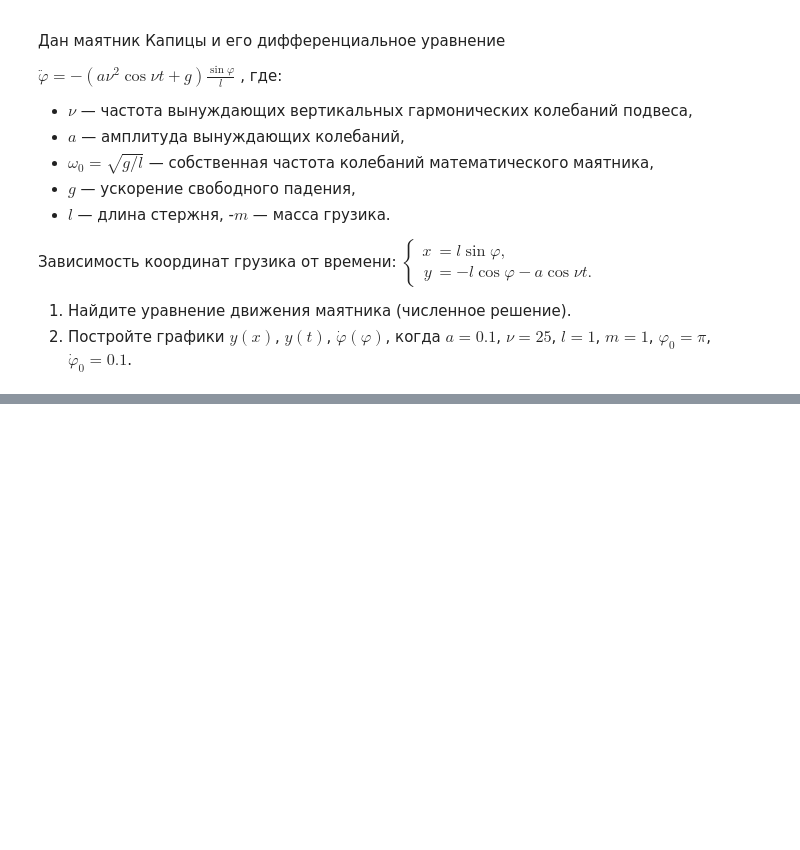
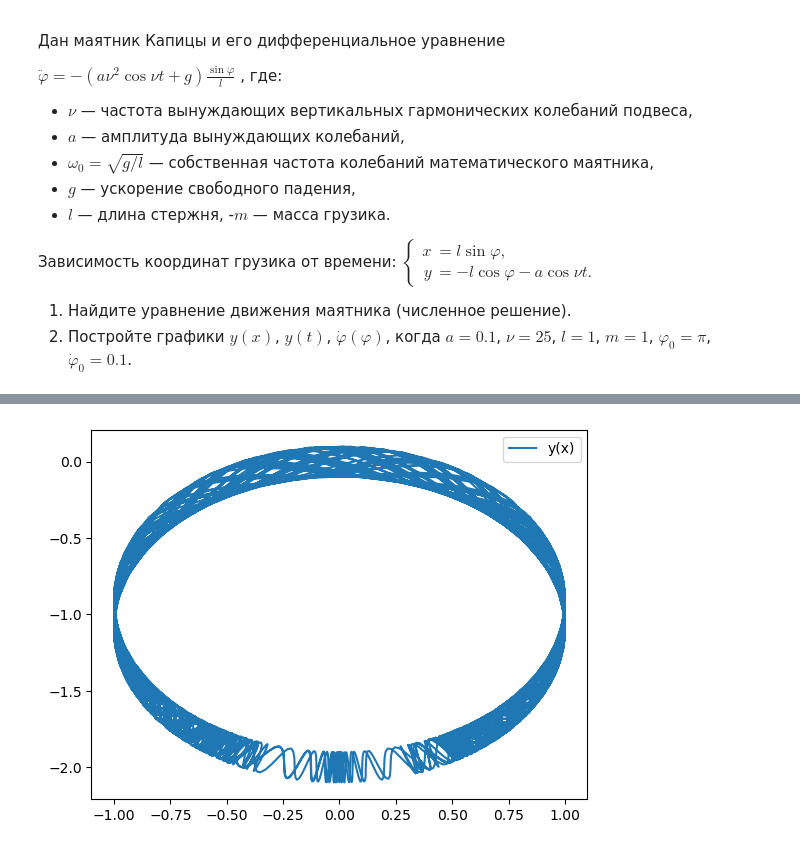
Before and after one commit to Acorn92/mathPy, a Jupyter notebook: p3/Практическая работа. Математический анализ и решение дифференциальных уравнений.ipynb, the cells around one changed output, grey strips where cells are left out. Saved outputs shown, nothing was run; the diff lists cells and outputs as text; code cells hidden in the pictures; blank space fills up the shorter version.

```diff
--- a/p3/Практическая работа. Математический анализ и решение дифференциальных уравнений.ipynb
+++ b/p3/Практическая работа. Математический анализ и решение дифференциальных уравнений.ipynb
@@ -320,0 +396,13 @@ $\dot \varphi_0 = 0.1$.
+# %%
+def x_y(phi, a, nu, l, t):
+    x = l*np.sin(phi)
+    y = -l+np.cos(phi) + a*np.cos(nu*t)
+    return [x,y]
+
+[x0, y0] = x_y(sol.y[0], param['a'], param['nu'], param['l'], sol.t)
+
+plt.plot(x0,y0, label='y(x)')
+plt.legend()
+plt.show()
+# %% [output]
+[figure, added]
```
Also changed, not shown: parts of 10 cells of this notebook, 2 other files.
